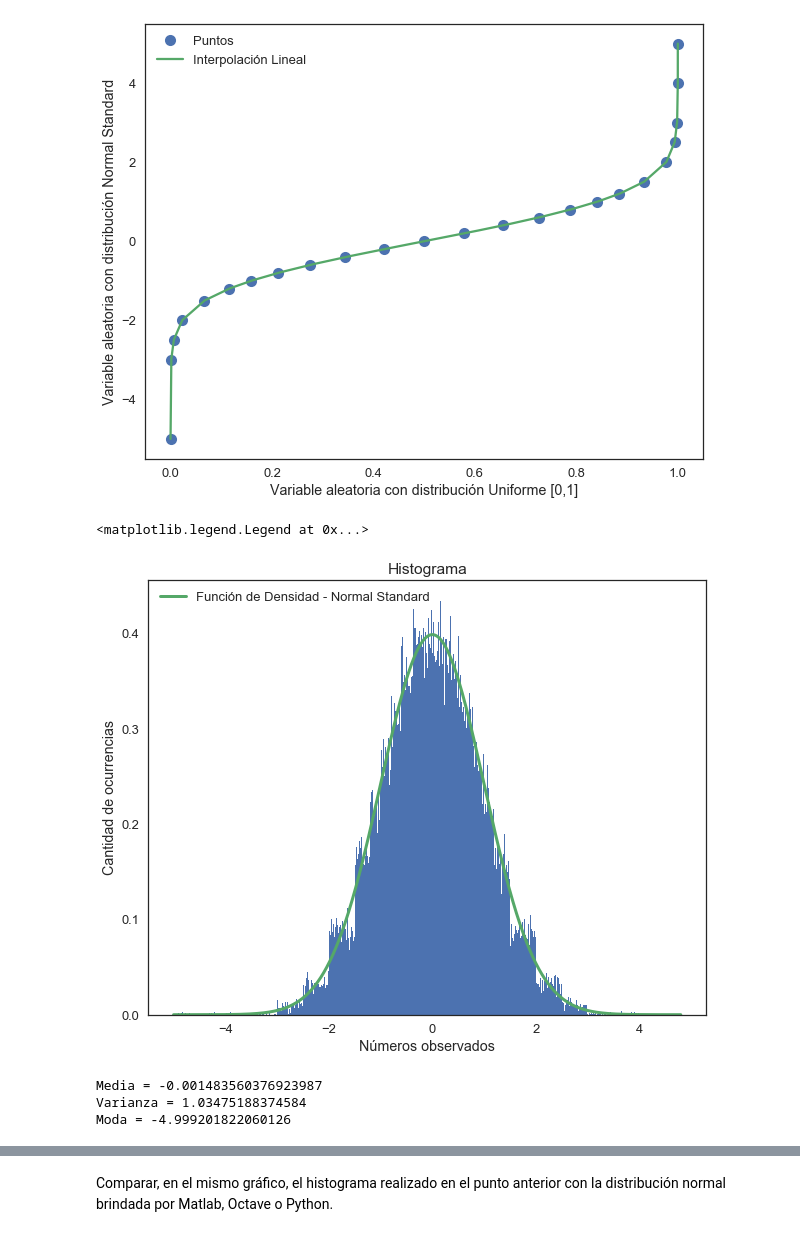
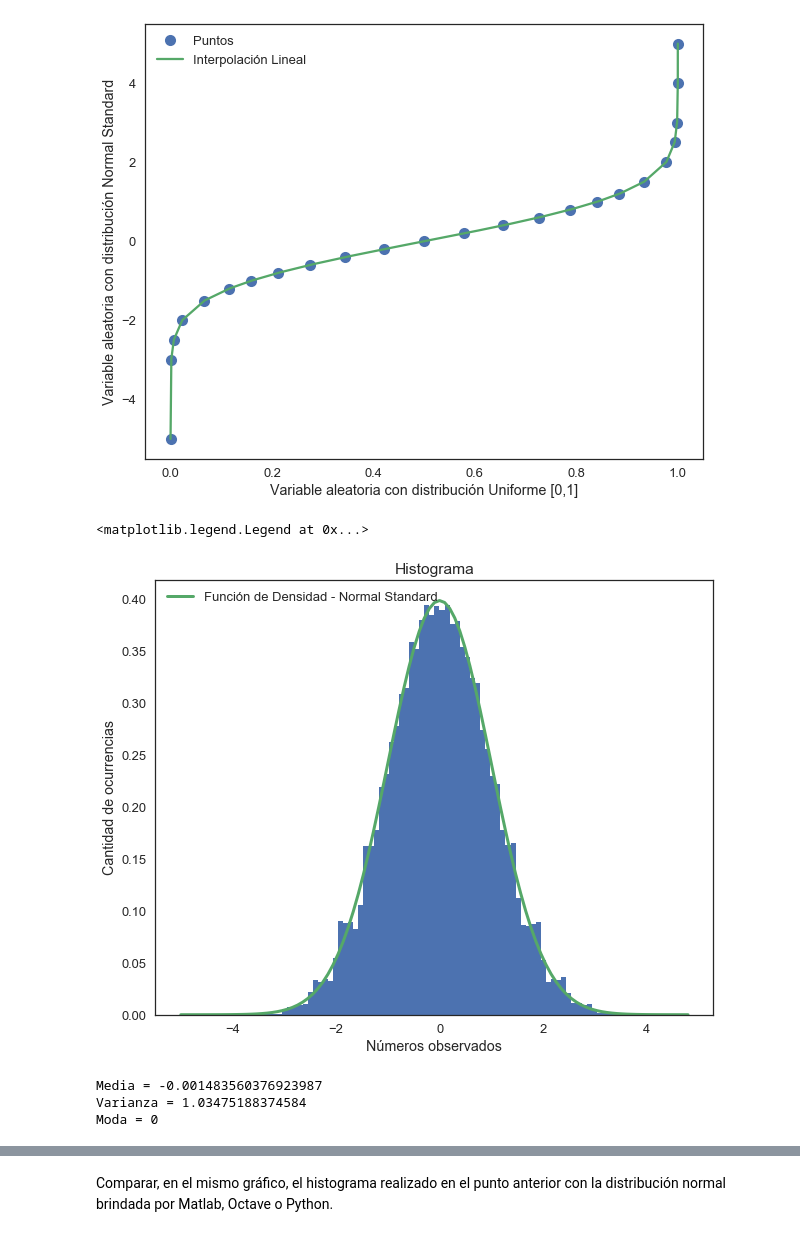
Before and after one commit to victorbravoarroyo/Simulacion, a Jupyter notebook: Tp1.ipynb, the cells around one changed output, grey strips where cells are left out. Drawn from its saved outputs; the diff is of its cells as text; code cells hidden in the pictures.

```diff
--- a/Tp1.ipynb
+++ b/Tp1.ipynb
@@ -276,31 +276,33 @@ def transformadaInversa(x):
     return np.interp(x,xi,yi)
 n = 100000
 numsNS = list()
+moda3 = list()
 for i in range(0,n):
     numsNS.append(transformadaInversa(randomNums1[i]))
+    moda3.append(int(transformadaInversa(randomNums1[i])))
 # %%
 plt.xlabel('Números observados')
 plt.ylabel('Cantidad de ocurrencias')
 plt.title("Histograma")
 sigma = 1
 mu = 0
 
-count, bins, ignored = plt.hist(numsNS, 1000, density=True)
+count, bins, ignored = plt.hist(numsNS, 100, density=True)
 plt.plot(bins, 1/(sigma * np.sqrt(2 * np.pi)) *
          np.exp( - (bins - mu)**2 / (2 * sigma**2) ),
          linewidth=3, color='g', label='Función de Densidad - Normal Standard')
 plt.legend()
 # %% [output]
 <matplotlib.legend.Legend at 0x...>
-[figure, old version]
+[figure, new version]
 # %%
 print('Media = ' + str(np.median(numsNS)))
 print('Varianza = ' + str(np.var(numsNS)))
-print('Moda = ' + str(st.mode(numsNS)[0][0]))
+print('Moda = ' + str(st.mode(moda3)[0][0]))
 # %% [output]
 Media = -0.001483560376923987
 Varianza = 1.03475188374584
-Moda = -4.999201822060126
+Moda = 0
 # %% [markdown]
 Los valores teóricos para una Distribución Normal Standard son:
 
```
Also changed, not shown: parts of 14 cells of this notebook.
